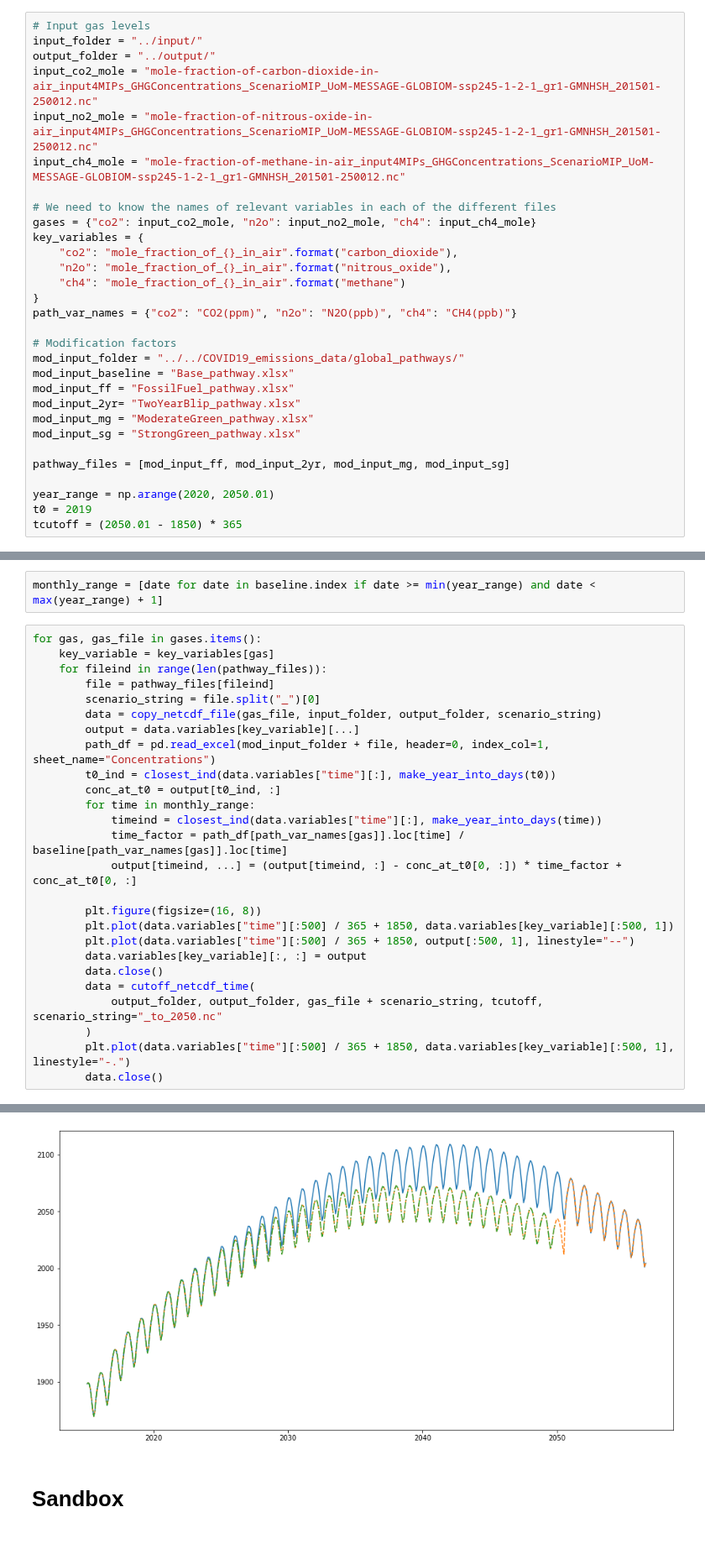
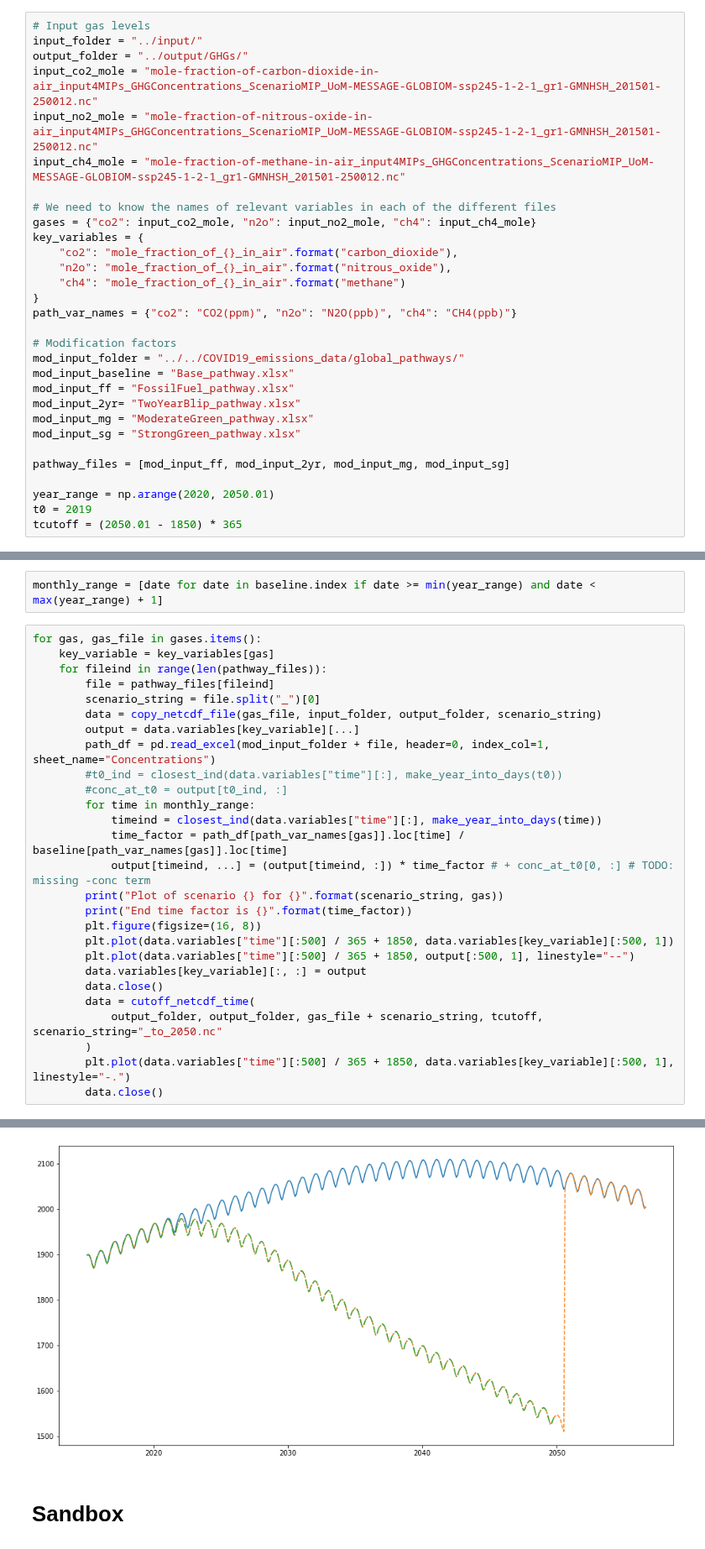
Before and after one commit to Rlamboll/modify_COVID19_netCDF_Emissions, a Jupyter notebook: calculations/WellMixedGHGCalc.ipynb, the cells around one changed output, grey strips where cells are left out. Shown at 84% size. Saved outputs shown, nothing was run; the diff lists cells and outputs as text.

```diff
--- a/calculations/WellMixedGHGCalc.ipynb
+++ b/calculations/WellMixedGHGCalc.ipynb
@@ -16,7 +16,7 @@ from utils import copy_netcdf_file, insert_interpolated_point, cutoff_netcdf_tim
 # %%
 # Input gas levels
 input_folder = "../input/"
-output_folder = "../output/"
+output_folder = "../output/GHGs/"
 input_co2_mole = "mole-fraction-of-carbon-dioxide-in-air_input4MIPs_GHGConcentrations_ScenarioMIP_UoM-MESSAGE-GLOBIOM-ssp245-1-2-1_gr1-GMNHSH_201501-250012.nc"
 input_no2_mole = "mole-fraction-of-nitrous-oxide-in-air_input4MIPs_GHGConcentrations_ScenarioMIP_UoM-MESSAGE-GLOBIOM-ssp245-1-2-1_gr1-GMNHSH_201501-250012.nc"
 input_ch4_mole = "mole-fraction-of-methane-in-air_input4MIPs_GHGConcentrations_ScenarioMIP_UoM-MESSAGE-GLOBIOM-ssp245-1-2-1_gr1-GMNHSH_201501-250012.nc"
@@ -86,13 +86,14 @@ for gas, gas_file in gases.items():
         data = copy_netcdf_file(gas_file, input_folder, output_folder, scenario_string)
         output = data.variables[key_variable][...]
         path_df = pd.read_excel(mod_input_folder + file, header=0, index_col=1, sheet_name="Concentrations")
-        t0_ind = closest_ind(data.variables["time"][:], make_year_into_days(t0))
-        conc_at_t0 = output[t0_ind, :]
+        #t0_ind = closest_ind(data.variables["time"][:], make_year_into_days(t0))
+        #conc_at_t0 = output[t0_ind, :]
         for time in monthly_range:
             timeind = closest_ind(data.variables["time"][:], make_year_into_days(time))
             time_factor = path_df[path_var_names[gas]].loc[time] / baseline[path_var_names[gas]].loc[time]
-            output[timeind, ...] = (output[timeind, :] - conc_at_t0[0, :]) * time_factor + conc_at_t0[0, :]
-
+            output[timeind, ...] = (output[timeind, :]) * time_factor # + conc_at_t0[0, :] # TODO: missing -conc term
+        print("Plot of scenario {} for {}".format(scenario_string, gas))
+        print("End time factor is {}".format(time_factor))
         plt.figure(figsize=(16, 8))
         plt.plot(data.variables["time"][:500] / 365 + 1850, data.variables[key_variable][:500, 1])
         plt.plot(data.variables["time"][:500] / 365 + 1850, output[:500, 1], linestyle="--")
@@ -118,4 +136,4 @@ for gas, gas_file in gases.items():
-[figure, old version]
+[figure, new version]
 # %% [markdown]
 # Sandbox
 # %%
```
Also changed, not shown: parts of 8 cells of this notebook, 2 other files.
